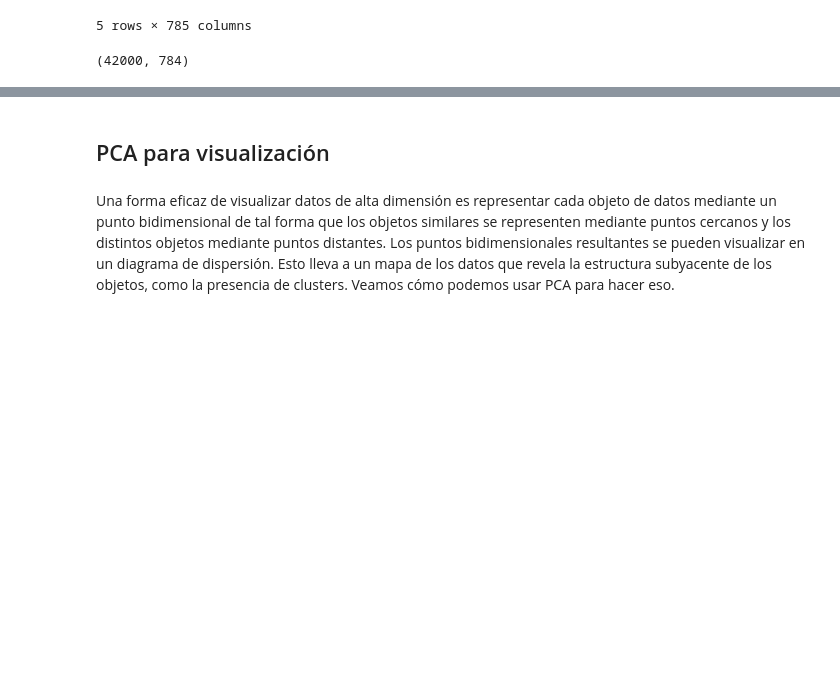
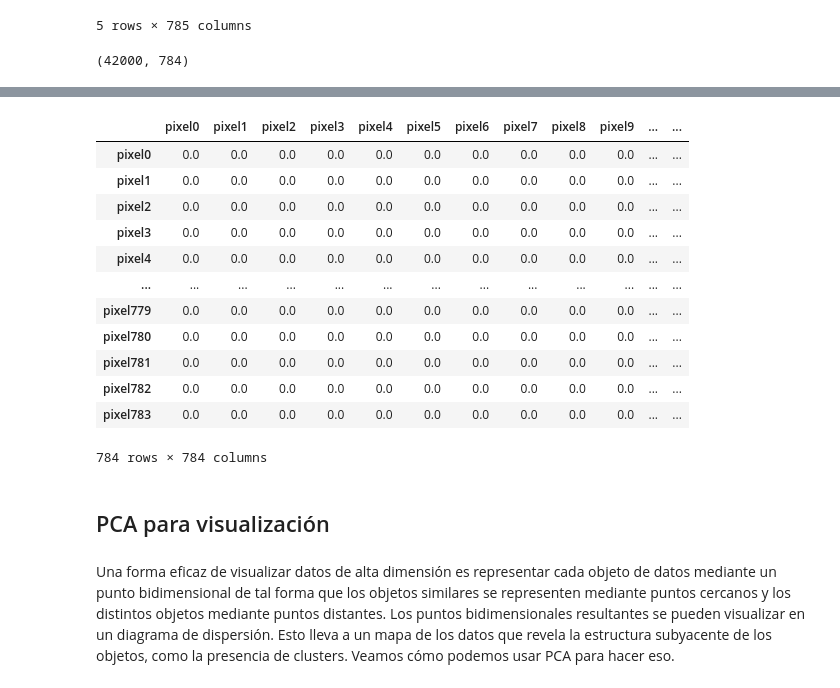
Before and after one commit to JCaballerot/Machine-Learning-Program, a Jupyter notebook: unsupervised_models/Principal_components/Lab_MNIST_PCA.ipynb, the cells around one changed output, grey strips where cells are left out. Drawn from its saved outputs; the diff is of its cells as text; code cells hidden in the pictures; blank space fills up the shorter version.

```diff
--- a/unsupervised_models/Principal_components/Lab_MNIST_PCA.ipynb
+++ b/unsupervised_models/Principal_components/Lab_MNIST_PCA.ipynb
@@ -133,3 +150,19 @@ print(standardized_data.shape)
+# %%
+train.drop(columns='label').cov()
+# %% [output]
+|  | pixel0 | pixel1 | pixel2 | pixel3 | pixel4 | pixel5 | pixel6 | pixel7 | pixel8 | pixel9 | ... | ... |
+| pixel0 | 0.0 | 0.0 | 0.0 | 0.0 | 0.0 | 0.0 | 0.0 | 0.0 | 0.0 | 0.0 | ... | ... |
+| pixel1 | 0.0 | 0.0 | 0.0 | 0.0 | 0.0 | 0.0 | 0.0 | 0.0 | 0.0 | 0.0 | ... | ... |
+| pixel2 | 0.0 | 0.0 | 0.0 | 0.0 | 0.0 | 0.0 | 0.0 | 0.0 | 0.0 | 0.0 | ... | ... |
+| pixel3 | 0.0 | 0.0 | 0.0 | 0.0 | 0.0 | 0.0 | 0.0 | 0.0 | 0.0 | 0.0 | ... | ... |
+| pixel4 | 0.0 | 0.0 | 0.0 | 0.0 | 0.0 | 0.0 | 0.0 | 0.0 | 0.0 | 0.0 | ... | ... |
+| ... | ... | ... | ... | ... | ... | ... | ... | ... | ... | ... | ... | ... |
+| pixel779 | 0.0 | 0.0 | 0.0 | 0.0 | 0.0 | 0.0 | 0.0 | 0.0 | 0.0 | 0.0 | ... | ... |
+| pixel780 | 0.0 | 0.0 | 0.0 | 0.0 | 0.0 | 0.0 | 0.0 | 0.0 | 0.0 | 0.0 | ... | ... |
+| pixel781 | 0.0 | 0.0 | 0.0 | 0.0 | 0.0 | 0.0 | 0.0 | 0.0 | 0.0 | 0.0 | ... | ... |
+| pixel782 | 0.0 | 0.0 | 0.0 | 0.0 | 0.0 | 0.0 | 0.0 | 0.0 | 0.0 | 0.0 | ... | ... |
+| pixel783 | 0.0 | 0.0 | 0.0 | 0.0 | 0.0 | 0.0 | 0.0 | 0.0 | 0.0 | 0.0 | ... | ... |
+784 rows × 784 columns
 # %% [markdown]
 ## PCA para visualización
 # %% [markdown]
```
Also changed, not shown: parts of 8 cells of this notebook.
